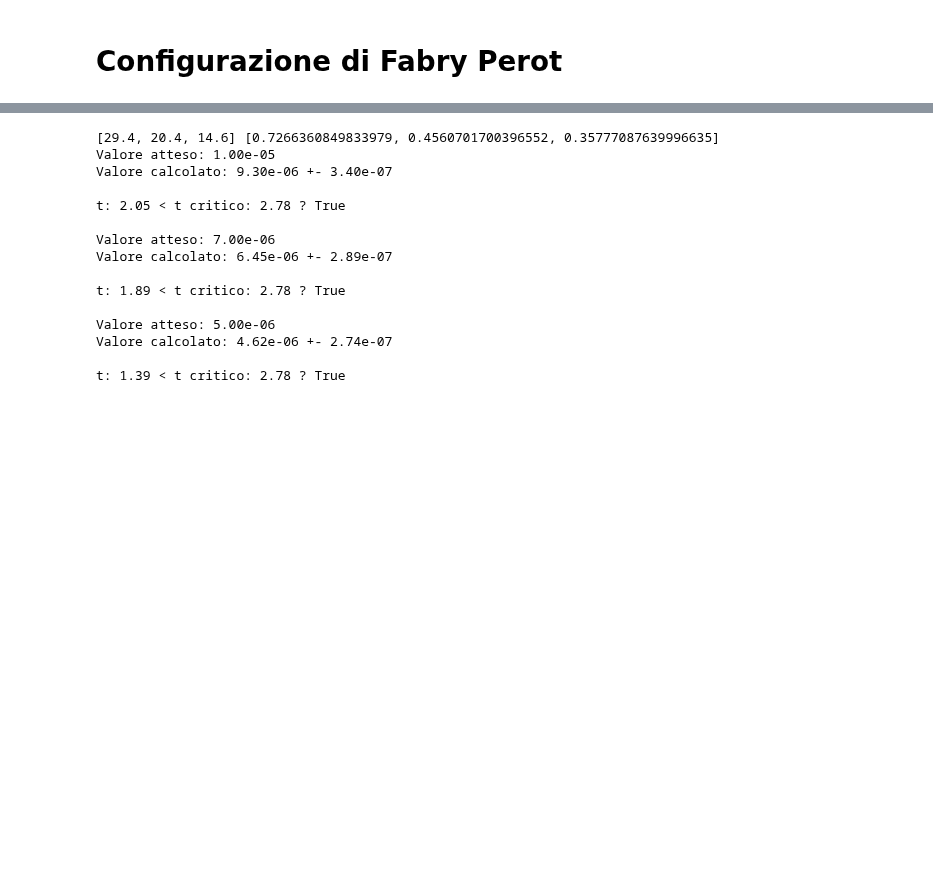
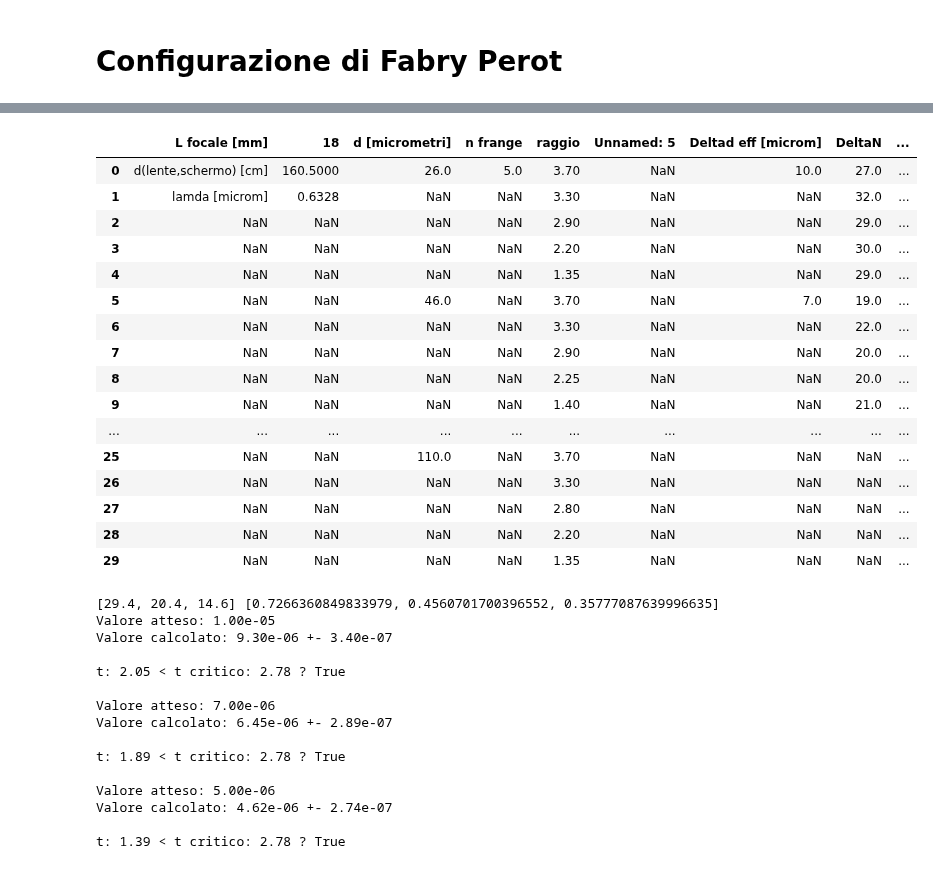
Before and after one commit to ARossiUnimib/Laboratorio-2---Gruppo-21-A.A.-2023-24, a Jupyter notebook: Notebooks/Interferometro.ipynb, the cells around one changed output, grey strips where cells are left out. Cells and saved outputs as stored; diff of their text form; code cells hidden in the pictures; blank space fills up the shorter version.

```diff
--- a/Notebooks/Interferometro.ipynb
+++ b/Notebooks/Interferometro.ipynb
@@ -123,8 +123,26 @@ print("\n", d_weighted_mean, err_d_weighted_mean, N_0_weighted_mean, err_N_0_wei
 # %%
-#import pandas as pd
+import pandas as pd
 
-#dati = pd.read_excel("Interferometro.xlsx")
-#display(dati)
+dati = pd.read_excel("Interferometro second.xlsx")
+display(dati)
+# %% [output]
+|  | L focale [mm] | 18 | d [micrometri] | n frange | raggio | Unnamed: 5 | Deltad eff [microm] | DeltaN | ... |
+| 0 | d(lente,schermo) [cm] | 160.5000 | 26.0 | 5.0 | 3.70 | NaN | 10.0 | 27.0 | ... |
+| 1 | lamda [microm] | 0.6328 | NaN | NaN | 3.30 | NaN | NaN | 32.0 | ... |
+| 2 | NaN | NaN | NaN | NaN | 2.90 | NaN | NaN | 29.0 | ... |
+| 3 | NaN | NaN | NaN | NaN | 2.20 | NaN | NaN | 30.0 | ... |
+| 4 | NaN | NaN | NaN | NaN | 1.35 | NaN | NaN | 29.0 | ... |
+| 5 | NaN | NaN | 46.0 | NaN | 3.70 | NaN | 7.0 | 19.0 | ... |
+| 6 | NaN | NaN | NaN | NaN | 3.30 | NaN | NaN | 22.0 | ... |
+| 7 | NaN | NaN | NaN | NaN | 2.90 | NaN | NaN | 20.0 | ... |
+| 8 | NaN | NaN | NaN | NaN | 2.25 | NaN | NaN | 20.0 | ... |
+| 9 | NaN | NaN | NaN | NaN | 1.40 | NaN | NaN | 21.0 | ... |
+| ... | ... | ... | ... | ... | ... | ... | ... | ... | ... |
+| 25 | NaN | NaN | 110.0 | NaN | 3.70 | NaN | NaN | NaN | ... |
+| 26 | NaN | NaN | NaN | NaN | 3.30 | NaN | NaN | NaN | ... |
+| 27 | NaN | NaN | NaN | NaN | 2.80 | NaN | NaN | NaN | ... |
+| 28 | NaN | NaN | NaN | NaN | 2.20 | NaN | NaN | NaN | ... |
+| 29 | NaN | NaN | NaN | NaN | 1.35 | NaN | NaN | NaN | ... |
 # %%
 delta_N = np.array(dati["DeltaN"])
 
```
Also changed, not shown: parts of 5 cells of this notebook, 2 other files.
